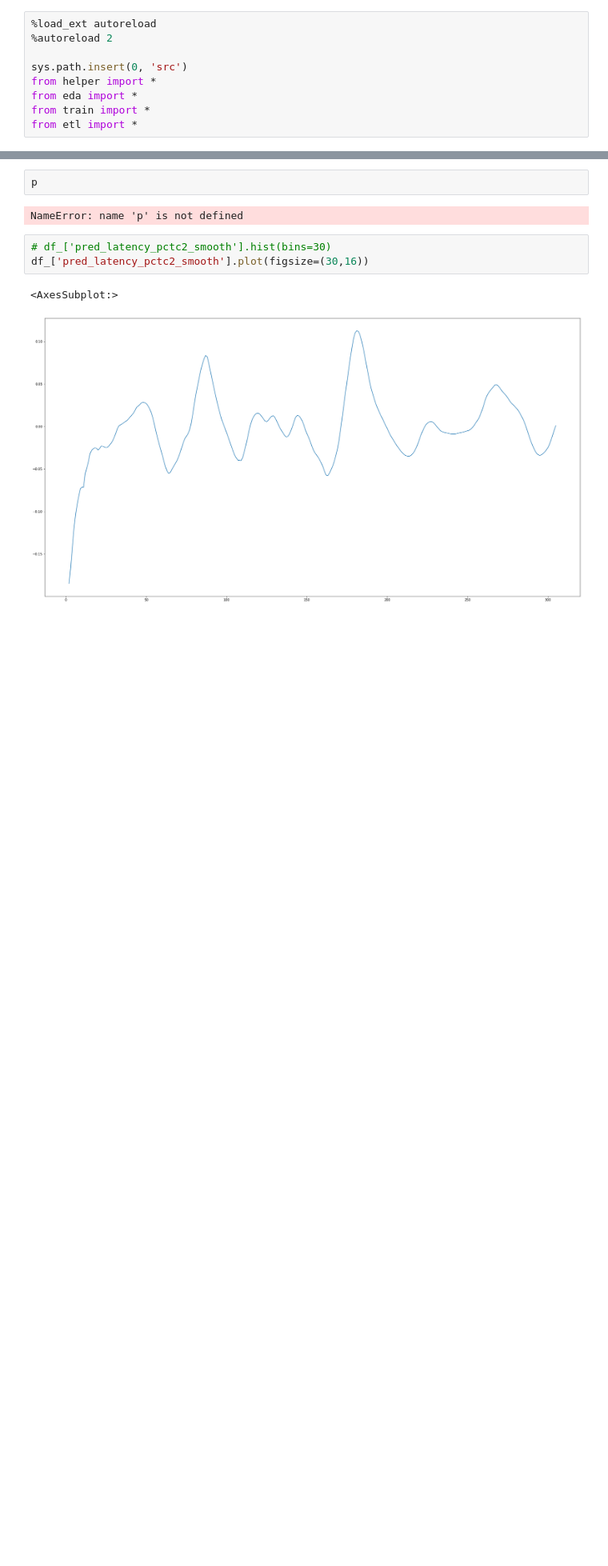
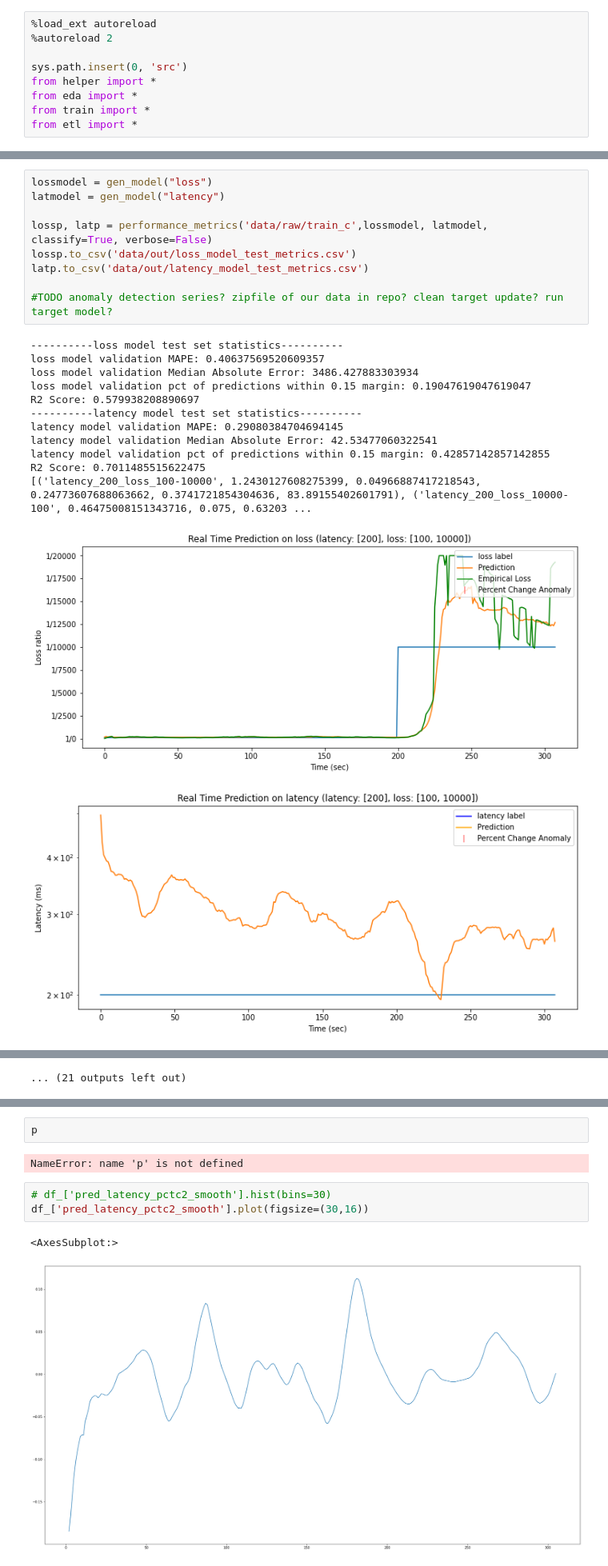
Before and after one commit to LauraDiao/Anomaly_Detectives, a Jupyter notebook: wk10.ipynb, the cells around one changed output, grey strips where cells are left out. Shown at 80% size. Cells and saved outputs as stored; diff of their text form; blank space fills up the shorter version.

```diff
--- a/wk10.ipynb
+++ b/wk10.ipynb
@@ -23,0 +24,23 @@ R2 Score: 0.684259232151802
+# %%
+lossmodel = gen_model("loss")
+latmodel = gen_model("latency")
+
+lossp, latp = performance_metrics('data/raw/train_c',lossmodel, latmodel, classify=True, verbose=False)
+lossp.to_csv('data/out/loss_model_test_metrics.csv')
+latp.to_csv('data/out/latency_model_test_metrics.csv')
+
+#TODO anomaly detection series? zipfile of our data in repo? clean target update? run target model?
+# %% [output]
+----------loss model test set statistics----------
+loss model validation MAPE: 0.40637569520609357
+loss model validation Median Absolute Error: 3486.427883303934
+loss model validation pct of predictions within 0.15 margin: 0.19047619047619047
+R2 Score: 0.579938208890697
+----------latency model test set statistics----------
+latency model validation MAPE: 0.29080384704694145
+latency model validation Median Absolute Error: 42.53477060322541
+latency model validation pct of predictions within 0.15 margin: 0.42857142857142855
+R2 Score: 0.7011485515622475
+[('latency_200_loss_100-10000', 1.2430127608275399, 0.04966887417218543, 0.24773607688063662, 0.3741721854304636, 83.89155402601791), ('latency_200_loss_10000-100', 0.46475008151343716, 0.075, 0.63203 ...
+[figure, added]
+[figure, added]
@@ -24 +56,2 @@ R2 Score: 0.684259232151802
+... (21 outputs left out)
 # %%
```
Also changed, not shown: parts of 4 cells of this notebook, 7 other files.
